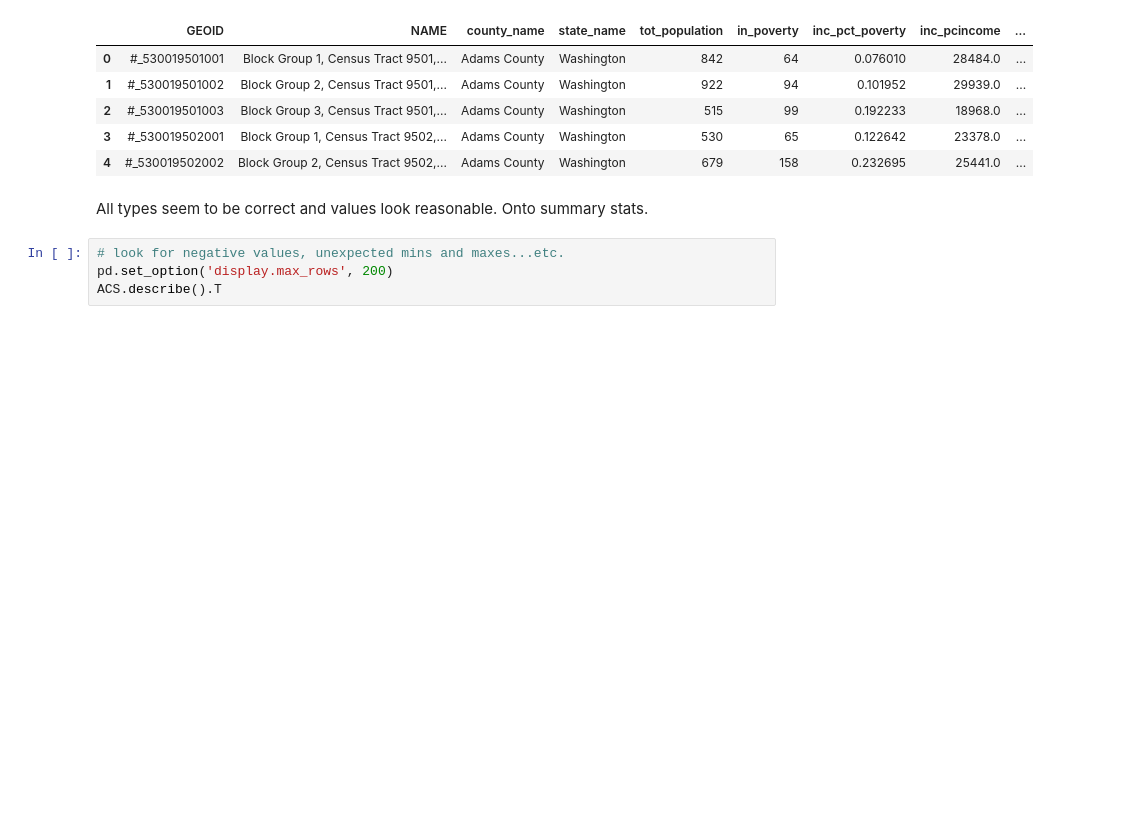
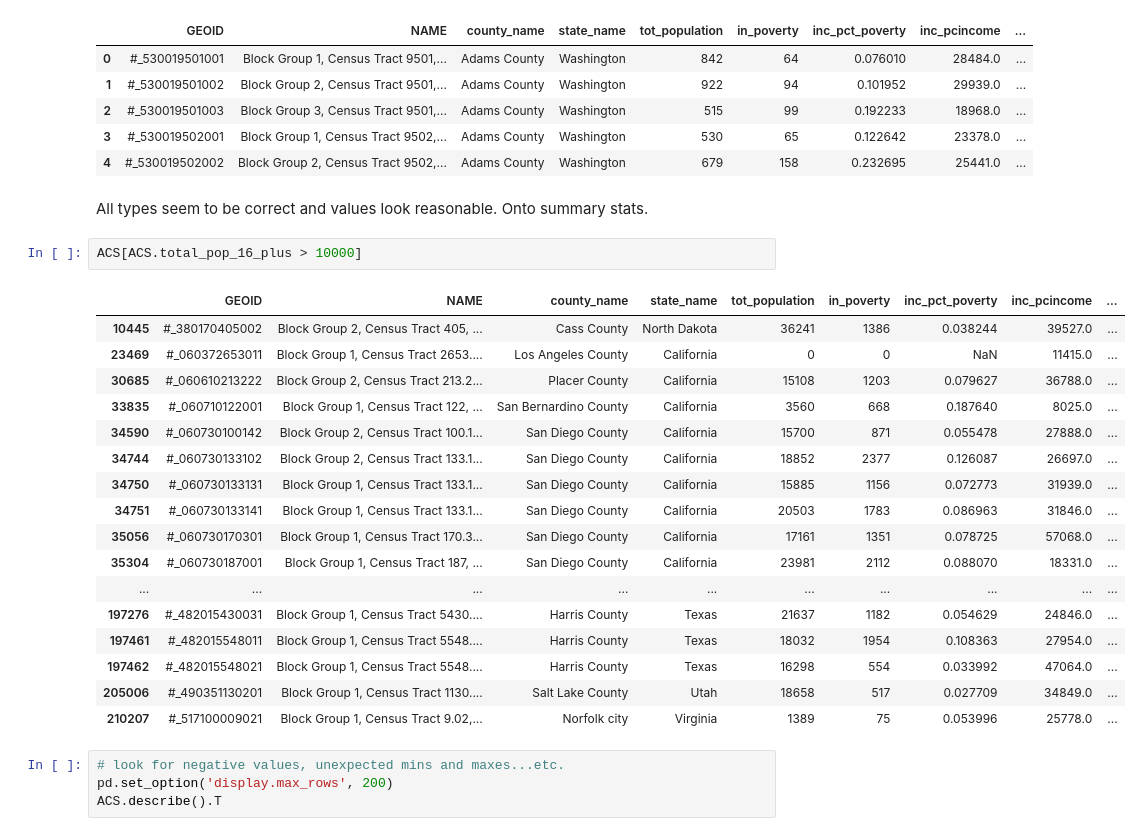
Before and after one commit to DataKind-DC/rcp2, a Jupyter notebook: notebooks/ACS_ETA.ipynb, the cells around one changed output. Saved outputs shown, nothing was run; the diff lists cells and outputs as text; blank space fills up the shorter version.

```diff
--- a/notebooks/ACS_ETA.ipynb
+++ b/notebooks/ACS_ETA.ipynb
@@ -42,6 +42,26 @@ ACS.head()
 | 4 | #_530019502002 | Block Group 2, Census Tract 9502,... | Adams County | Washington | 679 | 158 | 0.232695 | 25441.0 | ... |
 # %% [markdown]
 All types seem to be correct and values look reasonable. Onto summary stats.
+# %%
+ACS[ACS.total_pop_16_plus > 10000]
+# %% [output]
+|  | GEOID | NAME | county_name | state_name | tot_population | in_poverty | inc_pct_poverty | inc_pcincome | ... |
+| 10445 | #_380170405002 | Block Group 2, Census Tract 405, ... | Cass County | North Dakota | 36241 | 1386 | 0.038244 | 39527.0 | ... |
+| 23469 | #_060372653011 | Block Group 1, Census Tract 2653.... | Los Angeles County | California | 0 | 0 | NaN | 11415.0 | ... |
+| 30685 | #_060610213222 | Block Group 2, Census Tract 213.2... | Placer County | California | 15108 | 1203 | 0.079627 | 36788.0 | ... |
+| 33835 | #_060710122001 | Block Group 1, Census Tract 122, ... | San Bernardino County | California | 3560 | 668 | 0.187640 | 8025.0 | ... |
+| 34590 | #_060730100142 | Block Group 2, Census Tract 100.1... | San Diego County | California | 15700 | 871 | 0.055478 | 27888.0 | ... |
+| 34744 | #_060730133102 | Block Group 2, Census Tract 133.1... | San Diego County | California | 18852 | 2377 | 0.126087 | 26697.0 | ... |
+| 34750 | #_060730133131 | Block Group 1, Census Tract 133.1... | San Diego County | California | 15885 | 1156 | 0.072773 | 31939.0 | ... |
+| 34751 | #_060730133141 | Block Group 1, Census Tract 133.1... | San Diego County | California | 20503 | 1783 | 0.086963 | 31846.0 | ... |
+| 35056 | #_060730170301 | Block Group 1, Census Tract 170.3... | San Diego County | California | 17161 | 1351 | 0.078725 | 57068.0 | ... |
+| 35304 | #_060730187001 | Block Group 1, Census Tract 187, ... | San Diego County | California | 23981 | 2112 | 0.088070 | 18331.0 | ... |
+| ... | ... | ... | ... | ... | ... | ... | ... | ... | ... |
+| 197276 | #_482015430031 | Block Group 1, Census Tract 5430.... | Harris County | Texas | 21637 | 1182 | 0.054629 | 24846.0 | ... |
+| 197461 | #_482015548011 | Block Group 1, Census Tract 5548.... | Harris County | Texas | 18032 | 1954 | 0.108363 | 27954.0 | ... |
+| 197462 | #_482015548021 | Block Group 1, Census Tract 5548.... | Harris County | Texas | 16298 | 554 | 0.033992 | 47064.0 | ... |
+| 205006 | #_490351130201 | Block Group 1, Census Tract 1130.... | Salt Lake County | Utah | 18658 | 517 | 0.027709 | 34849.0 | ... |
+| 210207 | #_517100009021 | Block Group 1, Census Tract 9.02,... | Norfolk city | Virginia | 1389 | 75 | 0.053996 | 25778.0 | ... |
 # %%
 # look for negative values, unexpected mins and maxes...etc.
 pd.set_option('display.max_rows', 200)
```
Also changed, not shown: parts of 1 cell of this notebook.
